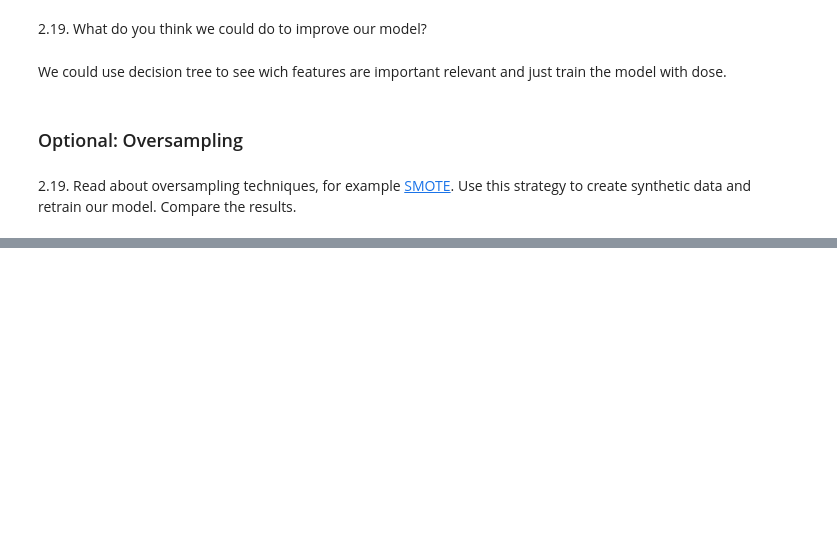
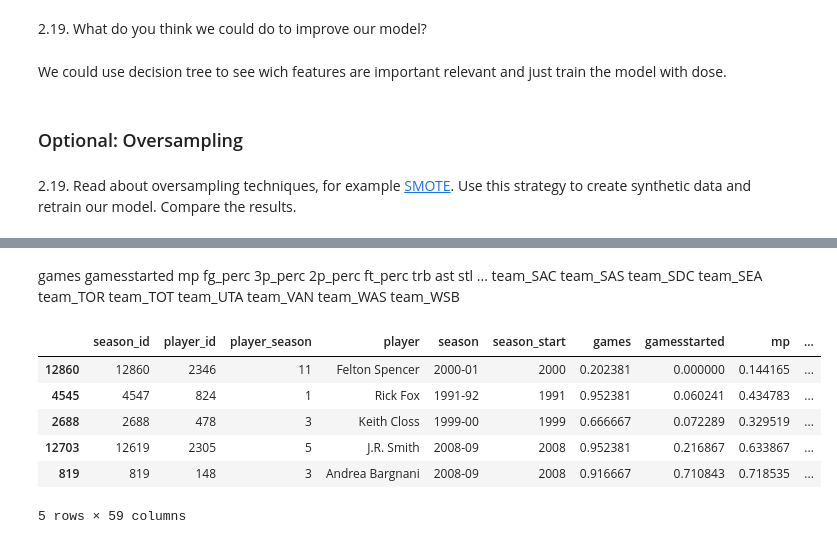
Before and after one commit to inepicone/Estimations_NBA_dataset, a Jupyter notebook: Ine_Picone_sprint_2.ipynb, the cells around one changed output, grey strips where cells are left out. Cells and saved outputs as stored; diff of their text form; code cells hidden in the pictures; blank space fills up the shorter version.

```diff
--- a/Ine_Picone_sprint_2.ipynb
+++ b/Ine_Picone_sprint_2.ipynb
@@ -1506,0 +1450,12 @@ class LinearRegressor:
+# %% [markdown]
+games	gamesstarted	mp	fg_perc	3p_perc	2p_perc	ft_perc	trb	ast	stl	...	team_SAC	team_SAS	team_SDC	team_SEA	team_TOR	team_TOT	team_UTA	team_VAN	team_WAS	team_WSB
+# %%
+nbax_train.head()
+# %% [output]
+|  | season_id | player_id | player_season | player | season | season_start | games | gamesstarted | mp | ... |
+| 12860 | 12860 | 2346 | 11 | Felton Spencer | 2000-01 | 2000 | 0.202381 | 0.000000 | 0.144165 | ... |
+| 4545 | 4547 | 824 | 1 | Rick Fox | 1991-92 | 1991 | 0.952381 | 0.060241 | 0.434783 | ... |
+| 2688 | 2688 | 478 | 3 | Keith Closs | 1999-00 | 1999 | 0.666667 | 0.072289 | 0.329519 | ... |
+| 12703 | 12619 | 2305 | 5 | J.R. Smith | 2008-09 | 2008 | 0.952381 | 0.216867 | 0.633867 | ... |
+| 819 | 819 | 148 | 3 | Andrea Bargnani | 2008-09 | 2008 | 0.916667 | 0.710843 | 0.718535 | ... |
+5 rows × 59 columns
```
Also changed, not shown: parts of 82 cells of this notebook.
